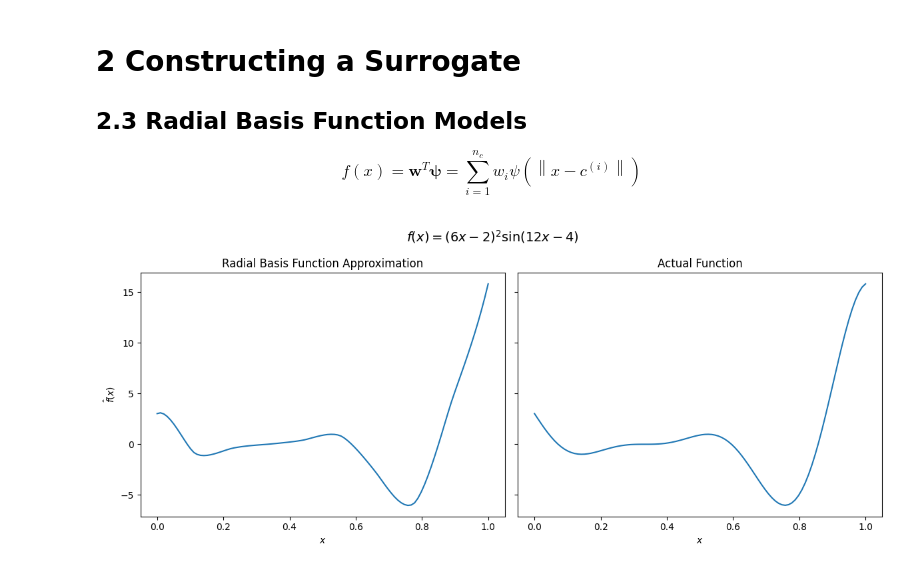
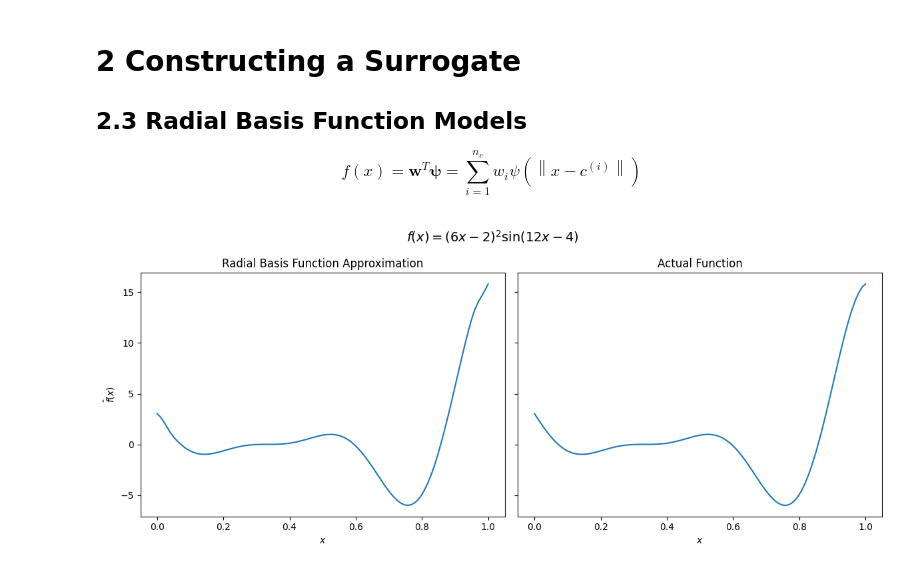
Before and after one commit to ijs32/rceu-2026, a Jupyter notebook: src/ian/surrogate-modeling/chapter-2/chapter_2.ipynb, the cells around one changed output. Cells and saved outputs as stored; diff of their text form; code cells hidden in the pictures.

Commit message:
completed work on RBF parametric basis functions, added plots to chapter-2/images folder

```diff
--- a/src/ian/surrogate-modeling/chapter-2/chapter_2.ipynb
+++ b/src/ian/surrogate-modeling/chapter-2/chapter_2.ipynb
@@ -29,40 +30,40 @@ $$f(x) = \bm{w}^T \bm{\psi} = \sum_{i=1}^{n_c}w_i\psi(\left\lVert x-c^{(i)} \rig
     # return psi(D, code)
 # %%
 # 1D APPENDIX EXAMPLE
-X_sample   = np.linspace(0,1,10).reshape(-1,1)
+X_sample   = np.linspace(0,1,25).reshape(-1,1)
 Y_sample   = appendix(X_sample)
 
 D_sample   = cdist(X_sample, X_sample)
-PSI_sample = psi(D_sample, 3)
+PSI_sample = psi(D_sample, code = 3)
 
 W = np.linalg.solve(PSI_sample, Y_sample)
 
 X   = np.linspace(0,1,100).reshape(-1,1)
 D   = cdist(X, X_sample)
-PSI = psi(D, 3)
+PSI = psi(D, code = 3)
 
 func_latex = r'$f(x) = (6x - 2)^2 \sin(12x - 4)$'
 
 fig, (ax1, ax2) = plt.subplots(1, 2, sharey=True, figsize=(12, 5))
 
 # --- RBF approximation ---
 y = PSI @ W
 ax1.plot(X, y)
 ax1.set_title('Radial Basis Function Approximation')
 ax1.set_xlabel(r'$x$')
 ax1.set_ylabel(r'$\hat{f}(x)$')
 
 # --- Actual function ---
 y = appendix(X)
 ax2.plot(X, y)
 ax2.set_title('Actual Function')
 ax2.set_xlabel(r'$x$')
 
 fig.suptitle(func_latex, fontsize=14)
 plt.tight_layout()
 plt.show()
 # %% [output]
-[figure, old version]
+[figure, new version]
 # %%
 func_latex = (r'$f(x,y) = 3(1-x)^2 e^{-x^2-(y+1)^2} '
               r'- 10\left(\frac{x}{5} - x^3 - y^5\right) e^{-x^2-y^2} '
```
Also changed, not shown: parts of 4 cells of this notebook, 9 other files.
